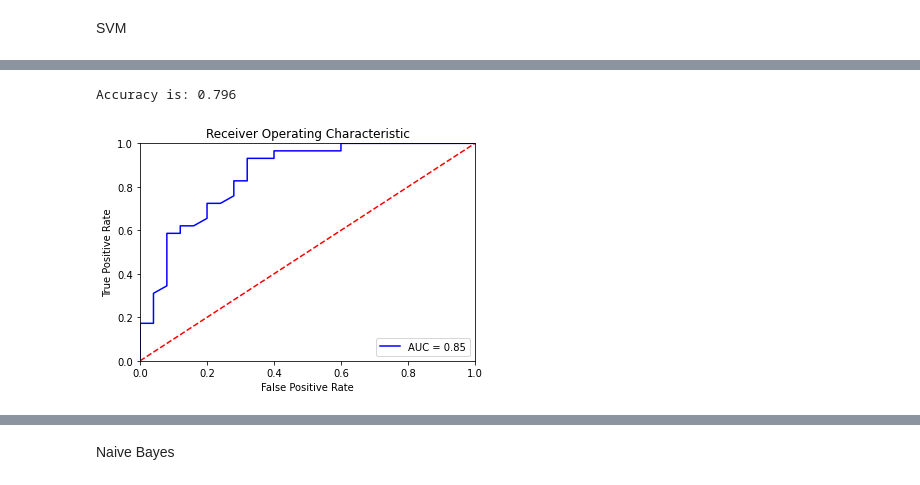
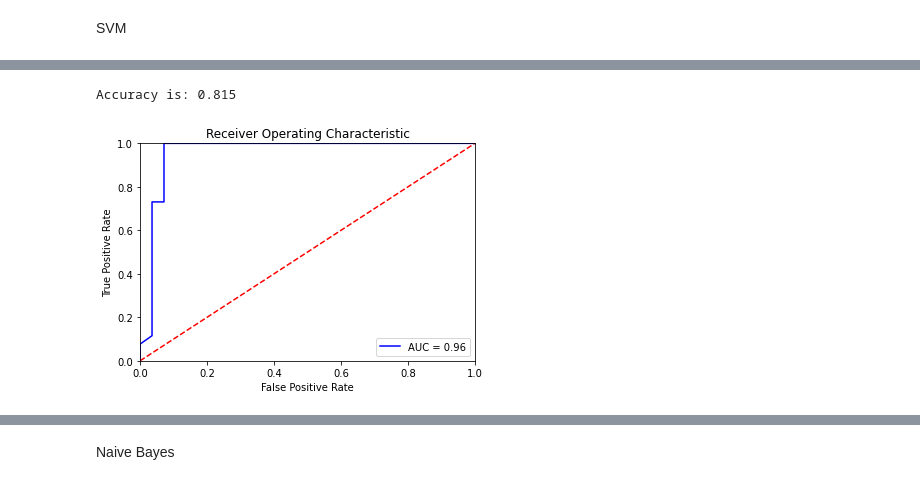
Before and after one commit to urmalhotra/Detection-of-Early-Onset-Dementia, a Jupyter notebook: Alzheimers.ipynb, the cells around one changed output, grey strips where cells are left out. Drawn from its saved outputs; the diff is of its cells as text; code cells hidden in the pictures.

```diff
--- a/Alzheimers.ipynb
+++ b/Alzheimers.ipynb
@@ -103,23 +99,28 @@ X = X.iloc[1:,:].values
 kernels = ['linear', 'poly', 'rbf', 'sigmoid', 'precomputed']
 acc_list = []
 
+if np.sum(np.isnan(X)):
+  #print('Total of NaN before imputation:', np.sum(np.isnan(X)))
+  imputer = KNNImputer(n_neighbors=4, weights="uniform")
+  X1 = imputer.fit_transform(X)
+
 for j in range(20):
   acc_temp= []
   for i in range(1,10):
+    select = SelectKBest(chi2, k=i)
+    X_new = select.fit_transform(X1, y)
+    # set aside 20% of train and test data for evaluation
+    X_train, X_test, y_train, y_test = train_test_split(X_new, y,
+    test_size=0.2, shuffle= False)
 
-    # check nan, data imputation
-    if np.sum(np.isnan(X)):
-      #print('Total of NaN before imputation:', np.sum(np.isnan(X)))
-      imputer = KNNImputer(n_neighbors=4, weights="uniform")
-      X1 = imputer.fit_transform(X)
-    X_new = SelectKBest(chi2, k=i).fit_transform(X1, y)
-    X_train, X_test, y_train, y_test = train_test_split(X_new, y, test_size=0.2)
-    if j == 15 and i == 5:
-      print(X_train)
+# Use the same function above for the validation set
+    X_train, X_val, y_train, y_val = train_test_split(X_train, y_train,
+    test_size=0.25) # 0.25 x 0.8 = 0.2
     clf = make_pipeline(StandardScaler(), SVC(gamma='auto', kernel = kernels[1], probability=True))
     clf.fit(X_train, y_train)
-    y_pred = clf.predict(X_test)
-    acc = np.round(accuracy_score(y_test, y_pred), 3)
+    y_pred = clf.predict(X_val)
+    acc = np.round(accuracy_score(y_val, y_pred), 3)
     acc_temp.append(acc)
+    print(select.get_support())
   acc_list.append(acc_temp)
 # %% [output]
@@ -297,25 +288,35 @@ SVM
+# %%
+y = df[['Group']]
+y = y.iloc[1:,:].values
+X = df[['MR Delay', 'M/F', 'EDUC', 'SES', 'MMSE']]
+X = X.iloc[1:,:].values
+if np.sum(np.isnan(X)):
+  #print('Total of NaN before imputation:', np.sum(np.isnan(X)))
+  imputer = KNNImputer(n_neighbors=4, weights="uniform")
+  X1 = imputer.fit_transform(X)
+X_train, X_test, y_train, y_test = train_test_split(X1, y, test_size=0.2)
 # %%
 from sklearn.svm import SVC
 from sklearn.pipeline import make_pipeline
 from sklearn.preprocessing import StandardScaler
-clf = make_pipeline(StandardScaler(), SVC(gamma='auto', probability=True))
+clf = make_pipeline(StandardScaler(), SVC(gamma='auto', kernel = 'poly', probability=True))
 clf.fit(X_train, y_train)
 y_pred = clf.predict(X_test)
 probs = clf.predict_proba(X_test)
 preds = probs[:,1]
 fpr, tpr, threshold = metrics.roc_curve(y_test, preds)
 roc_auc = metrics.auc(fpr, tpr)
 acc = np.round(accuracy_score(y_test, y_pred), 3)
 print("Accuracy is: " + str(acc))
 plt.title('Receiver Operating Characteristic')
 plt.plot(fpr, tpr, 'b', label = 'AUC = %0.2f' % roc_auc)
 plt.legend(loc = 'lower right')
 plt.plot([0, 1], [0, 1],'r--')
 plt.xlim([0, 1])
 plt.ylim([0, 1])
 plt.ylabel('True Positive Rate')
 plt.xlabel('False Positive Rate')
 plt.show()
 # %% [output]
-Accuracy is: 0.796
+Accuracy is: 0.815
-[figure, old version]
+[figure, new version]
```
Also changed, not shown: parts of 8 cells of this notebook.
